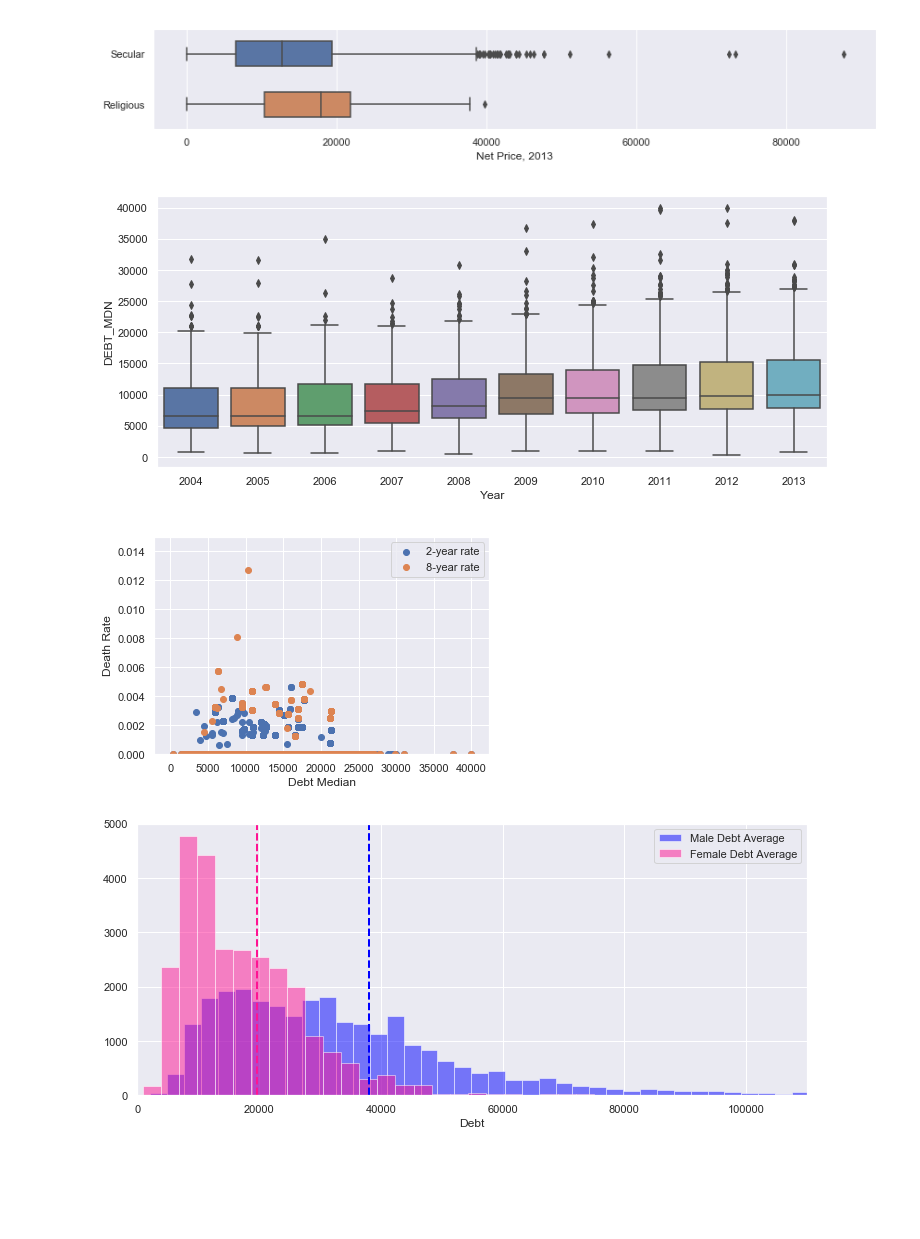
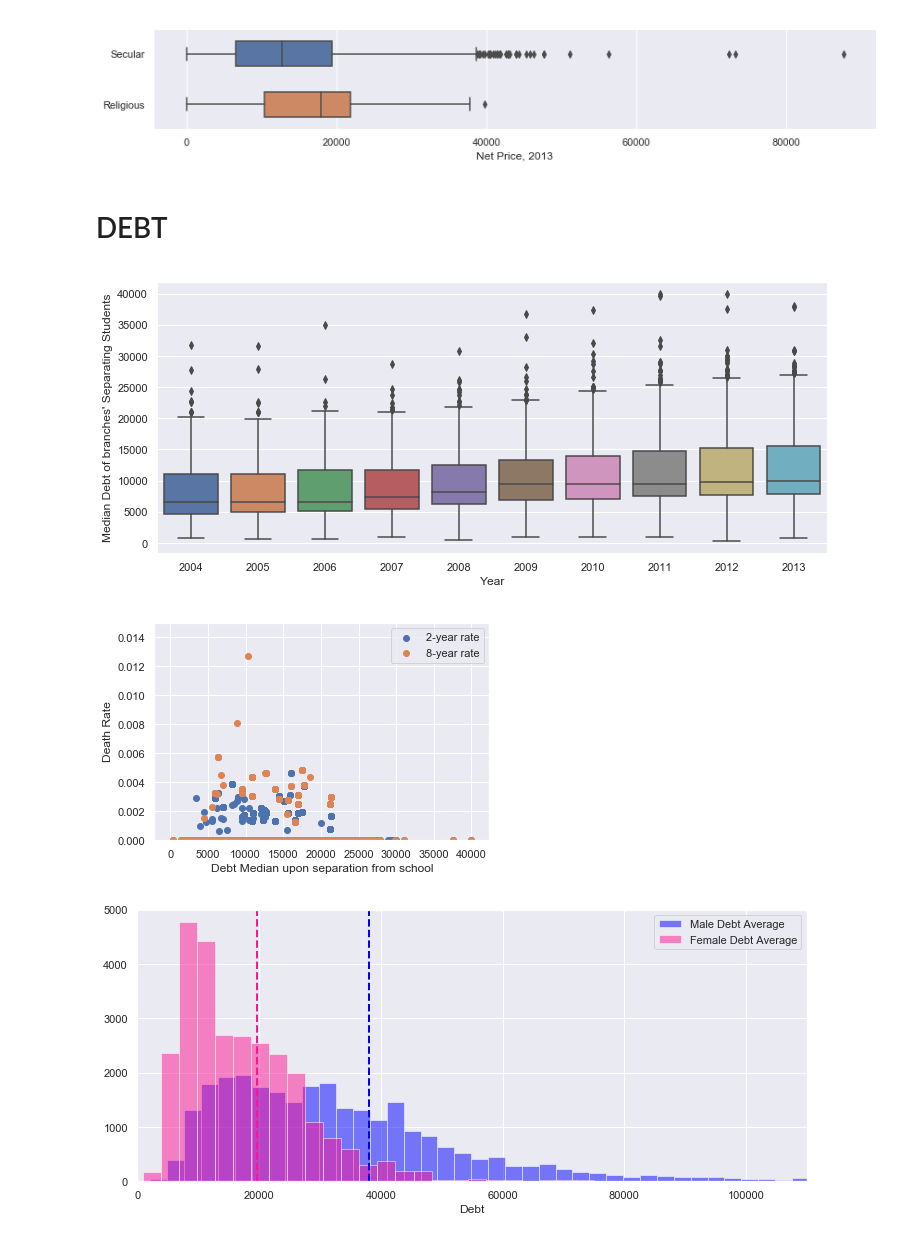
Before and after one commit to YunusBulut/dsprojects, a Jupyter notebook: prepcap/1-StudentDebtReport.ipynb, the cells around one changed output. Drawn from its saved outputs; the diff is of its cells as text; code cells hidden in the pictures; blank space fills up the shorter version.

```diff
--- a/prepcap/1-StudentDebtReport.ipynb
+++ b/prepcap/1-StudentDebtReport.ipynb
@@ -120,14 +125,18 @@ plt.show()
+# %% [markdown]
+# DEBT
 # %%
 #To analyze debt, I want to create a df with only the rows that have values for the
 #median debt upon the start of repayment
 debt = raw[(np.isnan(raw.DEBT_MDN) == False) & (np.isnan(raw.DEBT_N) == False)]
 
 #range of debt values by year
 sns.set(style="darkgrid")
 plt.figure(figsize=(12,5))
 ax = sns.boxplot(y='DEBT_MDN', x='Year', data=debt)
+ax.set(ylabel='Median Debt of branches\' Separating Students')
+plt.show()
 # %% [output]
-[figure, old version]
+[figure, new version]
 # %%
 #Do the median debt values recorded in 2012 correlate with death rate?
 
@@ -138,7 +147,7 @@ debt12Death = debt[(debt.Year == 2012) & (np.isnan(debt.DEATH_YR2_RT) == False)]
 plt.scatter(debt12Death.DEBT_MDN,debt12Death.DEATH_YR2_RT, label="2-year rate")
 plt.scatter(debt12Death.DEBT_MDN,debt12Death.DEATH_YR8_RT, label='8-year rate')
 plt.ylim(0,0.015)
-plt.xlabel('Debt Median')
+plt.xlabel('Debt Median upon separation from school')
 plt.ylabel('Death Rate')
 plt.legend()
 plt.show()
@@ -146,7 +155,7 @@ plt.show()
 
 #Death as recorded within 2 and 8 years:
 # %% [output]
-[figure, old version]
+[figure, new version]
 # %%
 #Early data review determined that the count of students (DEBT_N) for the debt measurements was innaccurate. Many
 # Schools with numerous branches seem to report the same number for all branches, suggesting they might have mistakenly
```
Also changed, not shown: parts of 4 cells of this notebook, 1 other file.
